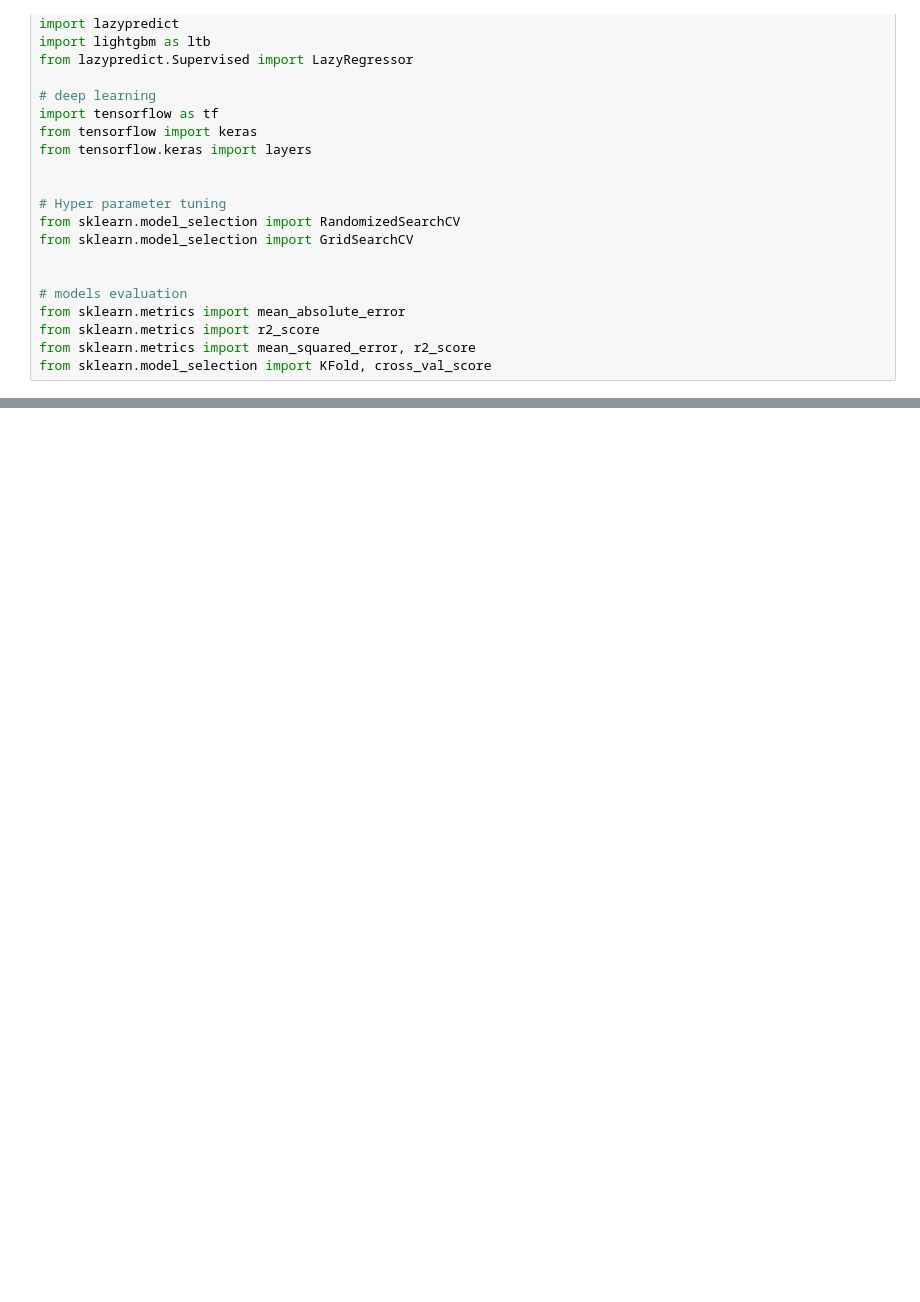
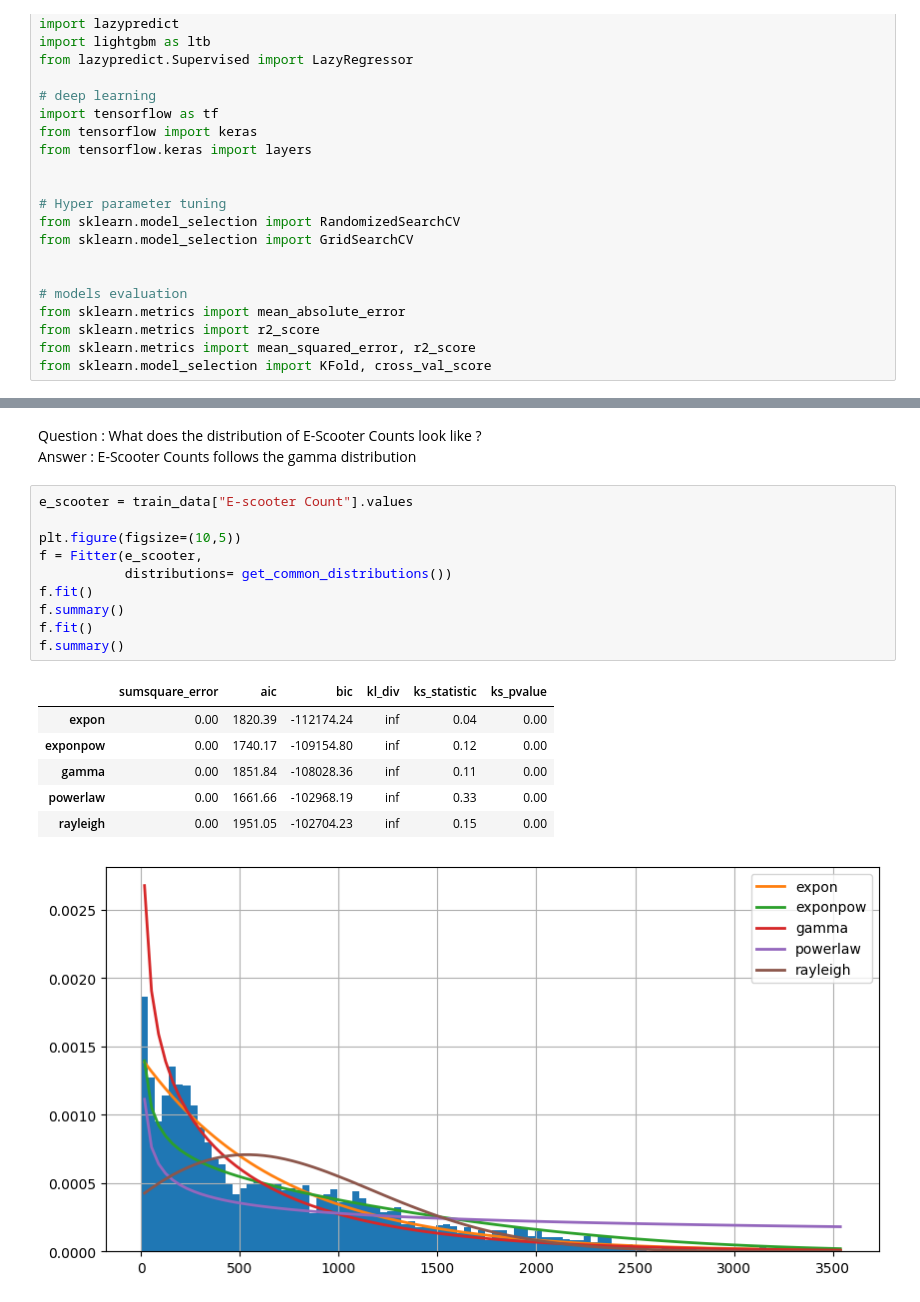
Before and after one commit to HeithemTarchouna/E_Scooter_Prediction, a Jupyter notebook: Ml.ipynb, the cells around one changed output, grey strips where cells are left out. Drawn from its saved outputs; the diff is of its cells as text; blank space fills up the shorter version.

```diff
--- a/Ml.ipynb
+++ b/Ml.ipynb
@@ -75,0 +146,21 @@ df_test = pd.read_csv('datasets/test.csv')
+# %% [markdown]
+Question : What does the distribution of E-Scooter Counts look like ?<br>
+Answer : E-Scooter Counts follows the gamma distribution
+# %%
+e_scooter = train_data["E-scooter Count"].values
+
+plt.figure(figsize=(10,5))
+f = Fitter(e_scooter,
+           distributions= get_common_distributions())
+f.fit()
+f.summary()
+f.fit()
+f.summary()
+# %% [output]
+|  | sumsquare_error | aic | bic | kl_div | ks_statistic | ks_pvalue |
+| expon | 0.00 | 1820.39 | -112174.24 | inf | 0.04 | 0.00 |
+| exponpow | 0.00 | 1740.17 | -109154.80 | inf | 0.12 | 0.00 |
+| gamma | 0.00 | 1851.84 | -108028.36 | inf | 0.11 | 0.00 |
+| powerlaw | 0.00 | 1661.66 | -102968.19 | inf | 0.33 | 0.00 |
+| rayleigh | 0.00 | 1951.05 | -102704.23 | inf | 0.15 | 0.00 |
+[figure, added]
```
Also changed, not shown: parts of 45 cells of this notebook.
